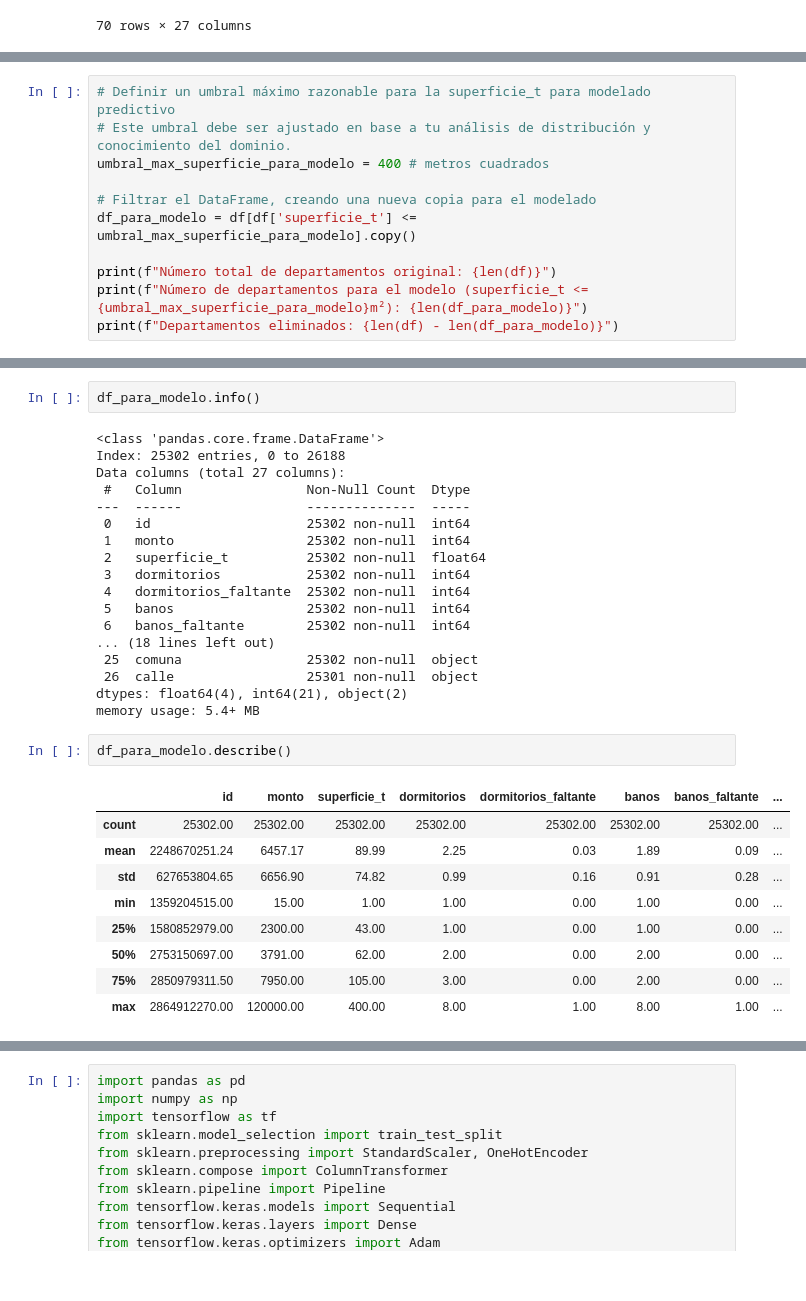
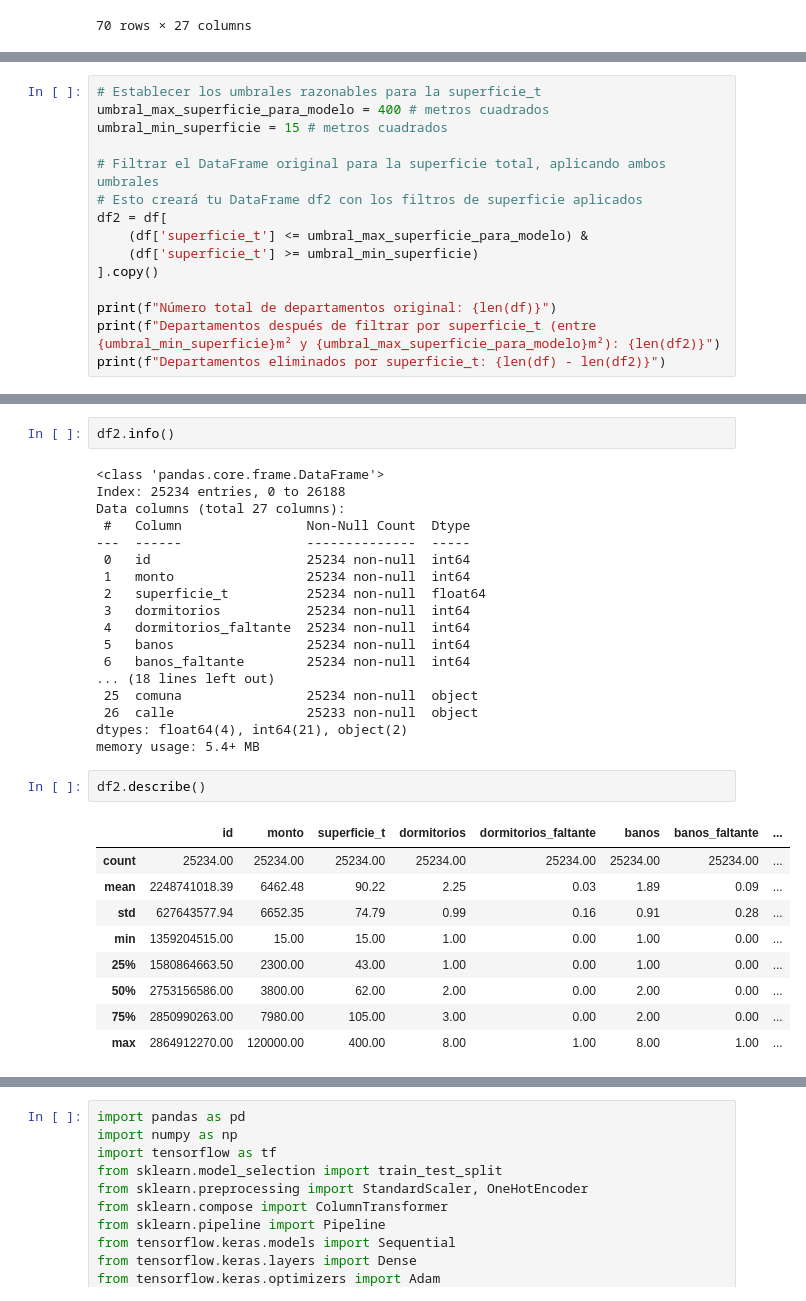
Before and after one commit to AlonsoDS/Proyecto_titulo, a Jupyter notebook: WebScraper/Analisis.ipynb, the cells around one changed output, grey strips where cells are left out. Drawn from its saved outputs; the diff is of its cells as text.

```diff
--- a/WebScraper/Analisis.ipynb
+++ b/WebScraper/Analisis.ipynb
@@ -188,13 +211,17 @@ df_sorted_by_superficie.head(70)
 # %%
-# Definir un umbral máximo razonable para la superficie_t para modelado predictivo
-# Este umbral debe ser ajustado en base a tu análisis de distribución y conocimiento del dominio.
+# Establecer los umbrales razonables para la superficie_t
 umbral_max_superficie_para_modelo = 400 # metros cuadrados
+umbral_min_superficie = 15 # metros cuadrados
 
-# Filtrar el DataFrame, creando una nueva copia para el modelado
-df_para_modelo = df[df['superficie_t'] <= umbral_max_superficie_para_modelo].copy()
+# Filtrar el DataFrame original para la superficie total, aplicando ambos umbrales
+# Esto creará tu DataFrame df2 con los filtros de superficie aplicados
+df2 = df[
+    (df['superficie_t'] <= umbral_max_superficie_para_modelo) &
+    (df['superficie_t'] >= umbral_min_superficie)
+].copy()
 
 print(f"Número total de departamentos original: {len(df)}")
-print(f"Número de departamentos para el modelo (superficie_t <= {umbral_max_superficie_para_modelo}m²): {len(df_para_modelo)}")
-print(f"Departamentos eliminados: {len(df) - len(df_para_modelo)}")
+print(f"Departamentos después de filtrar por superficie_t (entre {umbral_min_superficie}m² y {umbral_max_superficie_para_modelo}m²): {len(df2)}")
+print(f"Departamentos eliminados por superficie_t: {len(df) - len(df2)}")
 # %% [output]
 Número total de departamentos original: 26189
@@ -226,32 +254,32 @@ La decisión de eliminar departamentos con superficies totales extremadamente al
 # %%
-df_para_modelo.info()
+df2.info()
 # %% [output]
 <class 'pandas.core.frame.DataFrame'>
-Index: 25302 entries, 0 to 26188
+Index: 25234 entries, 0 to 26188
 Data columns (total 27 columns):
  #   Column                Non-Null Count  Dtype
 ---  ------                --------------  -----
- 0   id                    25302 non-null  int64
- 1   monto                 25302 non-null  int64
- 2   superficie_t          25302 non-null  float64
- 3   dormitorios           25302 non-null  int64
- 4   dormitorios_faltante  25302 non-null  int64
- 5   banos                 25302 non-null  int64
- 6   banos_faltante        25302 non-null  int64
+ 0   id                    25234 non-null  int64
+ 1   monto                 25234 non-null  int64
+ 2   superficie_t          25234 non-null  float64
+ 3   dormitorios           25234 non-null  int64
+ 4   dormitorios_faltante  25234 non-null  int64
+ 5   banos                 25234 non-null  int64
+ 6   banos_faltante        25234 non-null  int64
 ... (18 lines left out)
- 25  comuna                25302 non-null  object
- 26  calle                 25301 non-null  object
+ 25  comuna                25234 non-null  object
+ 26  calle                 25233 non-null  object
 dtypes: float64(4), int64(21), object(2)
 memory usage: 5.4+ MB
 # %%
-df_para_modelo.describe()
+df2.describe()
 # %% [output]
 |  | id | monto | superficie_t | dormitorios | dormitorios_faltante | banos | banos_faltante | ... |
-| count | 25302.00 | 25302.00 | 25302.00 | 25302.00 | 25302.00 | 25302.00 | 25302.00 | ... |
-| mean | 2248670251.24 | 6457.17 | 89.99 | 2.25 | 0.03 | 1.89 | 0.09 | ... |
-| std | 627653804.65 | 6656.90 | 74.82 | 0.99 | 0.16 | 0.91 | 0.28 | ... |
-| min | 1359204515.00 | 15.00 | 1.00 | 1.00 | 0.00 | 1.00 | 0.00 | ... |
-| 25% | 1580852979.00 | 2300.00 | 43.00 | 1.00 | 0.00 | 1.00 | 0.00 | ... |
-| 50% | 2753150697.00 | 3791.00 | 62.00 | 2.00 | 0.00 | 2.00 | 0.00 | ... |
-| 75% | 2850979311.50 | 7950.00 | 105.00 | 3.00 | 0.00 | 2.00 | 0.00 | ... |
+| count | 25234.00 | 25234.00 | 25234.00 | 25234.00 | 25234.00 | 25234.00 | 25234.00 | ... |
+| mean | 2248741018.39 | 6462.48 | 90.22 | 2.25 | 0.03 | 1.89 | 0.09 | ... |
+| std | 627643577.94 | 6652.35 | 74.79 | 0.99 | 0.16 | 0.91 | 0.28 | ... |
+| min | 1359204515.00 | 15.00 | 15.00 | 1.00 | 0.00 | 1.00 | 0.00 | ... |
+| 25% | 1580864663.50 | 2300.00 | 43.00 | 1.00 | 0.00 | 1.00 | 0.00 | ... |
+| 50% | 2753156586.00 | 3800.00 | 62.00 | 2.00 | 0.00 | 2.00 | 0.00 | ... |
+| 75% | 2850990263.00 | 7980.00 | 105.00 | 3.00 | 0.00 | 2.00 | 0.00 | ... |
 | max | 2864912270.00 | 120000.00 | 400.00 | 8.00 | 1.00 | 8.00 | 1.00 | ... |
```
Also changed, not shown: parts of 38 cells of this notebook, 1 other file.
